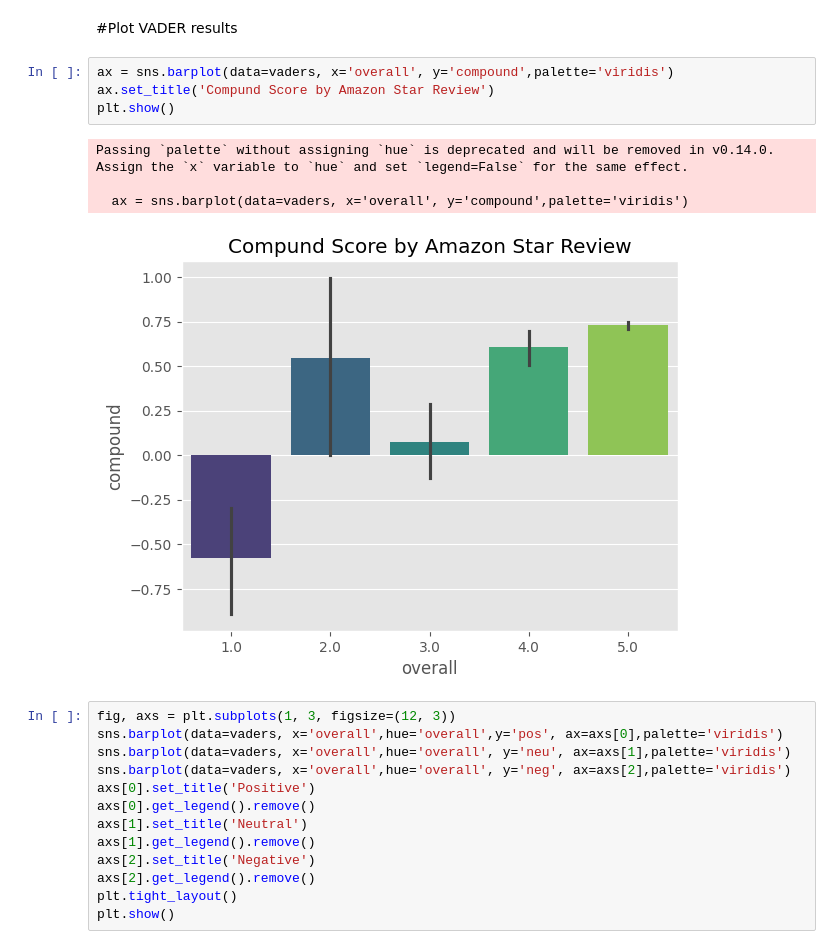
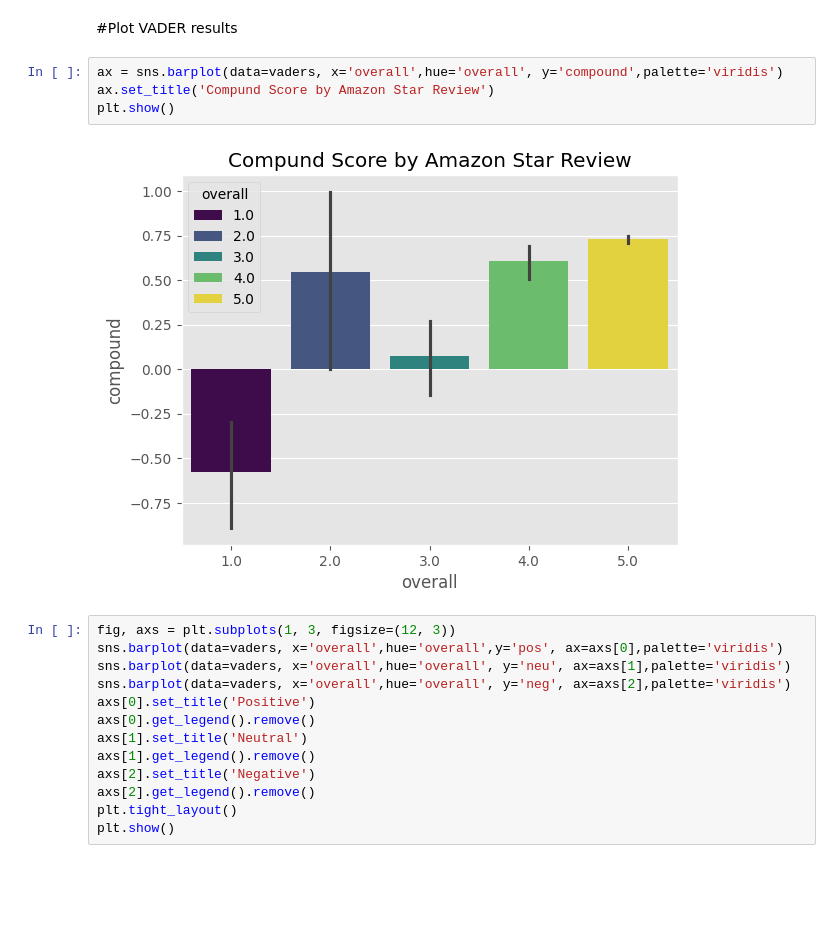
Before and after one commit to Feiquanl/CS5100Project, a Jupyter notebook: CS5100Project.ipynb, the cells around one changed output. Cells and saved outputs as stored; diff of their text form; blank space fills up the shorter version.

```diff
--- a/CS5100Project.ipynb
+++ b/CS5100Project.ipynb
@@ -187,14 +238,11 @@ vaders.head()
 # %% [markdown]
 #Plot VADER results
 # %%
-ax = sns.barplot(data=vaders, x='overall', y='compound',palette='viridis')
+ax = sns.barplot(data=vaders, x='overall',hue='overall', y='compound',palette='viridis')
 ax.set_title('Compund Score by Amazon Star Review')
 plt.show()
 # %% [output]
-Passing `palette` without assigning `hue` is deprecated and will be removed in v0.14.0. Assign the `x` variable to `hue` and set `legend=False` for the same effect.
-
-  ax = sns.barplot(data=vaders, x='overall', y='compound',palette='viridis')
-[figure, old version]
+[figure, new version]
 # %%
 fig, axs = plt.subplots(1, 3, figsize=(12, 3))
 sns.barplot(data=vaders, x='overall',hue='overall',y='pos', ax=axs[0],palette='viridis')
```
Also changed, not shown: parts of 17 cells of this notebook.
